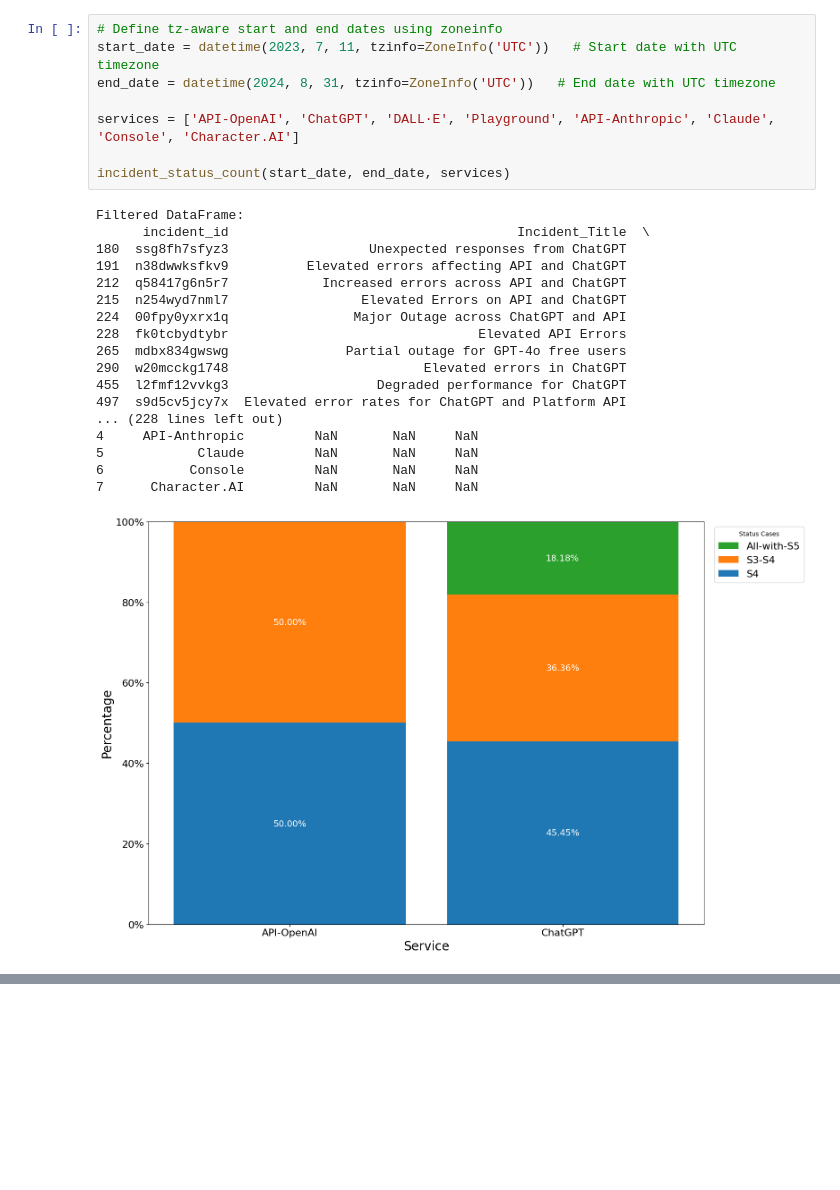
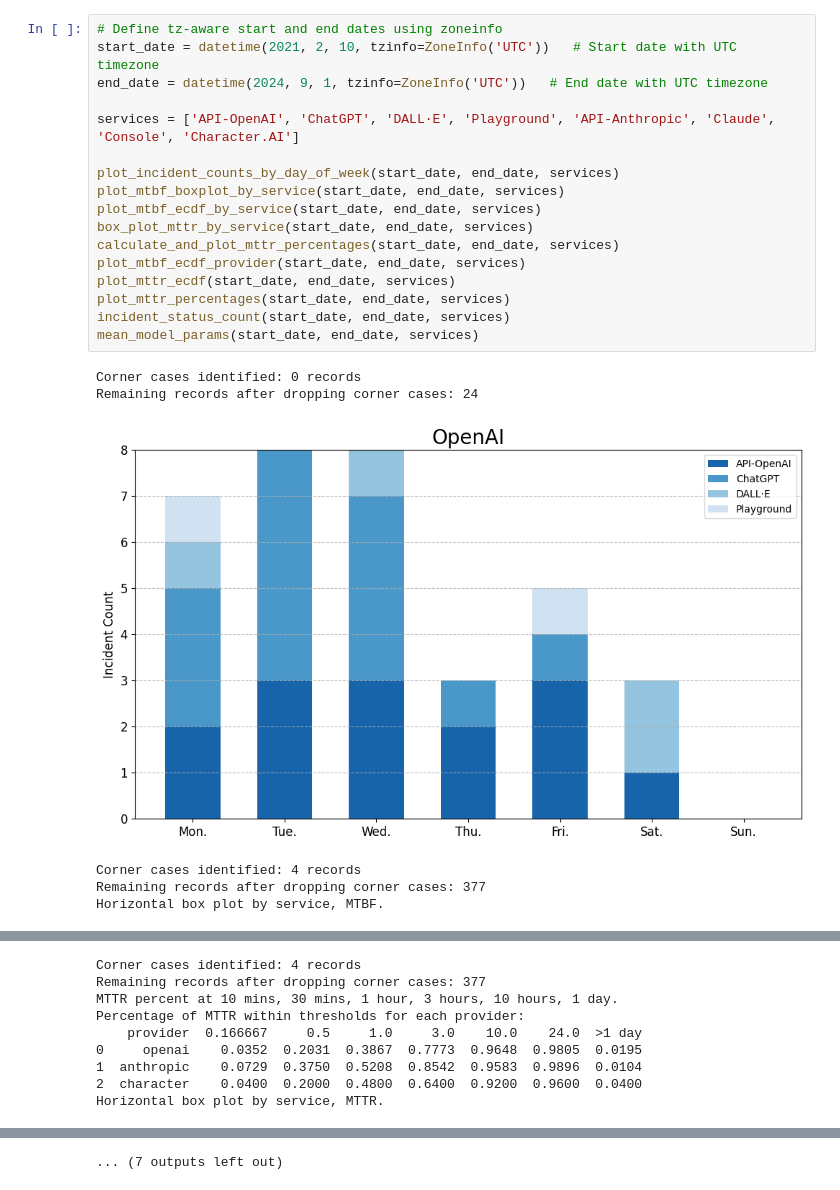
Before and after one commit to sandor-battaglini-fischer/distributed-systems-lab, a Jupyter notebook: trial.ipynb, the cells around one changed output, grey strips where cells are left out. Drawn from its saved outputs; the diff is of its cells as text; blank space fills up the shorter version.

```diff
--- a/trial.ipynb
+++ b/trial.ipynb
@@ -4,28 +4,25 @@ from datetime import datetime
 from zoneinfo import ZoneInfo
 # %%
 # Define tz-aware start and end dates using zoneinfo
-start_date = datetime(2023, 7, 11, tzinfo=ZoneInfo('UTC'))   # Start date with UTC timezone
-end_date = datetime(2024, 8, 31, tzinfo=ZoneInfo('UTC'))   # End date with UTC timezone
+start_date = datetime(2021, 2, 10, tzinfo=ZoneInfo('UTC'))   # Start date with UTC timezone
+end_date = datetime(2024, 9, 1, tzinfo=ZoneInfo('UTC'))   # End date with UTC timezone
 
 services = ['API-OpenAI', 'ChatGPT', 'DALL·E', 'Playground', 'API-Anthropic', 'Claude', 'Console', 'Character.AI']
 
+plot_incident_counts_by_day_of_week(start_date, end_date, services)
+plot_mtbf_boxplot_by_service(start_date, end_date, services)
+plot_mtbf_ecdf_by_service(start_date, end_date, services)
+box_plot_mttr_by_service(start_date, end_date, services)
+calculate_and_plot_mttr_percentages(start_date, end_date, services)
+plot_mtbf_ecdf_provider(start_date, end_date, services)
+plot_mttr_ecdf(start_date, end_date, services)
+plot_mttr_percentages(start_date, end_date, services)
 incident_status_count(start_date, end_date, services)
+mean_model_params(start_date, end_date, services)
 # %% [output]
-Filtered DataFrame:
-      incident_id                                     Incident_Title  \
-180  ssg8fh7sfyz3                  Unexpected responses from ChatGPT
-191  n38dwwksfkv9          Elevated errors affecting API and ChatGPT
-212  q58417g6n5r7            Increased errors across API and ChatGPT
-215  n254wyd7nml7                 Elevated Errors on API and ChatGPT
-224  00fpy0yxrx1q                Major Outage across ChatGPT and API
-228  fk0tcbydtybr                                Elevated API Errors
-265  mdbx834gwswg               Partial outage for GPT-4o free users
-290  w20mcckg1748                         Elevated errors in ChatGPT
-455  l2fmf12vvkg3                   Degraded performance for ChatGPT
-497  s9d5cv5jcy7x  Elevated error rates for ChatGPT and Platform API
-... (228 lines left out)
-4     API-Anthropic         NaN       NaN     NaN
-5            Claude         NaN       NaN     NaN
-6           Console         NaN       NaN     NaN
-7      Character.AI         NaN       NaN     NaN
+Corner cases identified: 0 records
+Remaining records after dropping corner cases: 24
-[figure, old version]
+[figure, new version]
+Corner cases identified: 4 records
+Remaining records after dropping corner cases: 377
+Horizontal box plot by service, MTBF.
@@ -31,0 +49,9 @@ Filtered DataFrame:
+Corner cases identified: 4 records
+Remaining records after dropping corner cases: 377
+MTTR percent at 10 mins, 30 mins, 1 hour, 3 hours, 10 hours, 1 day.
+Percentage of MTTR within thresholds for each provider:
+    provider  0.166667     0.5     1.0     3.0    10.0    24.0  >1 day
+0     openai    0.0352  0.2031  0.3867  0.7773  0.9648  0.9805  0.0195
+1  anthropic    0.0729  0.3750  0.5208  0.8542  0.9583  0.9896  0.0104
+2  character    0.0400  0.2000  0.4800  0.6400  0.9200  0.9600  0.0400
+Horizontal box plot by service, MTTR.
@@ -31,0 +88 @@ Filtered DataFrame:
+... (7 outputs left out)
```
Also changed, not shown: parts of 3 cells of this notebook, 2 other files.
